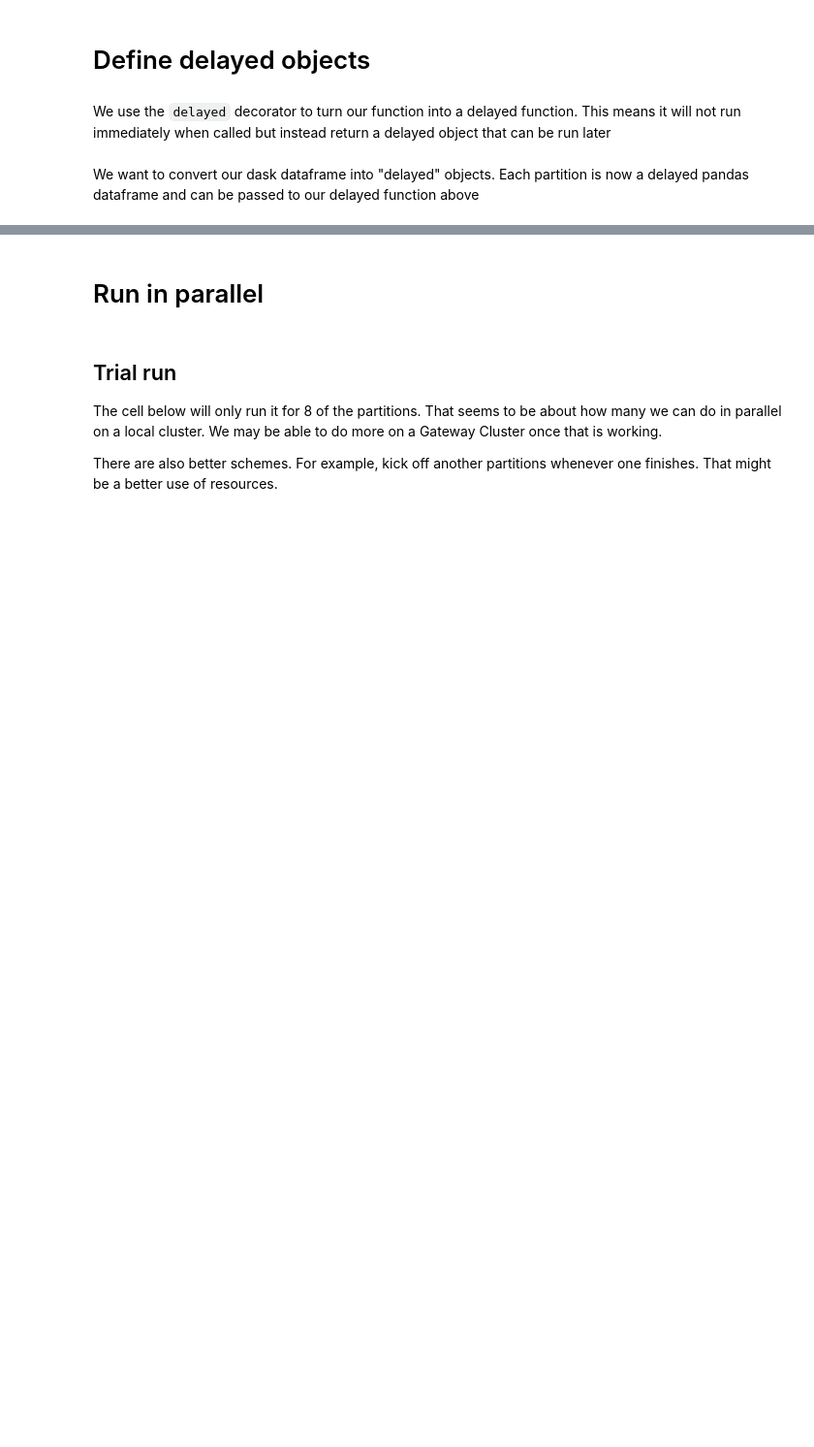
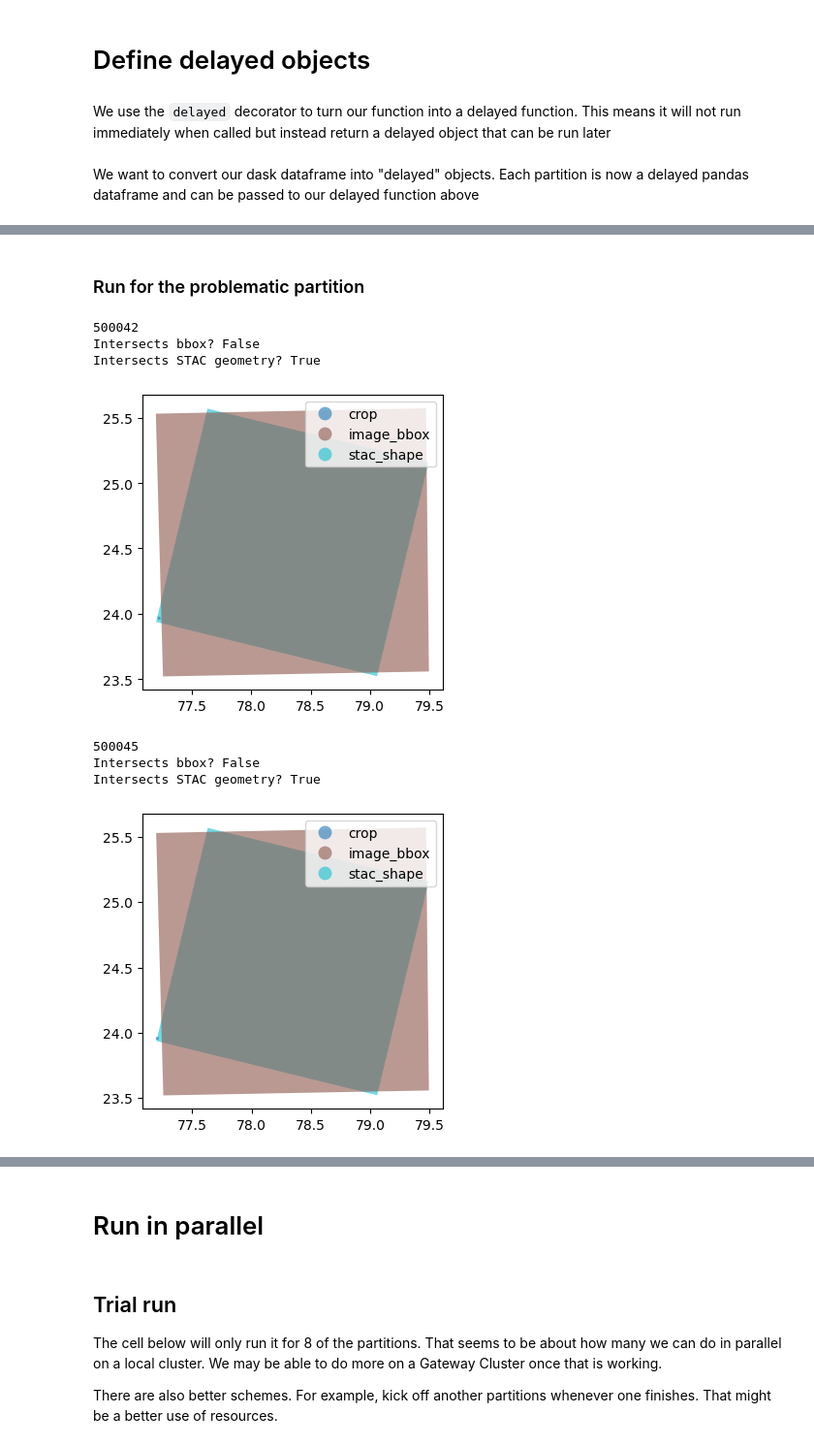
Before and after one commit to IDinsight/mosaiks, a Jupyter notebook: playground/featurize_pipeline_debug.ipynb, the cells around one changed output, grey strips where cells are left out. Shown: that part at 97% size. Cells and saved outputs as stored; diff of their text form; code cells hidden in the pictures; blank space fills up the shorter version.

```diff
--- a/playground/featurize_pipeline_debug.ipynb
+++ b/playground/featurize_pipeline_debug.ipynb
@@ -116,8 +145,4 @@ points_gdf_focus.plot(markersize=0.01)
 # Fetch image stac refs
 # %% [markdown]
 `fetch_image_refs` now returns a dask dataframe and is not yet computed. So it finishes quite quickly.
-# %%
-for i,r in points_gdf_focus.iloc[:4].iterrows():
-
-    print(i)
 # %%
@@ -154,0 +183,2 @@ model = RCF(featurization_params['num_features'],
+# %% [markdown]
+### Run for the problematic partition
@@ -154,0 +196,74 @@ model = RCF(featurization_params['num_features'],
+# %%
+# use loop below or run for selective indices using...
+# i = 500045 # 500045 fails, 500015 works
+# row = p_44.loc[i]
+
+failing_IDs = []
+for i, row in p_44.iterrows():
+
+    stac_item = row["stac_item"]
+    lat = row["Lat"]
+    lon = row["Lon"]
+    buffer = 1200
+
+    stac_crs = stac_item.properties["proj:epsg"]
+    x_utm, y_utm = pyproj.Proj(stac_crs)(lon, lat)
+    x_min, x_max = x_utm - buffer, x_utm + buffer
+    y_min, y_max = y_utm - buffer, y_utm + buffer
+
+    xarray = stackstac.stack(
+        stac_item,
+        assets=satellite_config["bands"],
+        resolution=satellite_config["resolution"],
+        rescale=False,
+        dtype=np.uint8,
+        bounds=[x_min, y_min, x_max, y_max],
+        fill_value=0,
+        # snap_bounds=False
+    )
+
+    # if time dimension is 0 it means the returned xarray is unusable
+    time_dim = xarray.shape[0]
+    p_44.loc[i, "xarray_time_dim"] = time_dim
+
+    # Check where the point sits inside the image
+
+    # 1. STAC geometry (in same projection as STAC image and crop)
+    stac_shape = shapely.geometry.shape(stac_item.geometry)
+    stac_shape = gpd.GeoSeries(stac_shape).set_crs("EPSG:4326").to_crs(stac_crs).geometry[0]
+
+    # 2. Use the STAC proj:bbox property to make a shape
+    x_min_p, y_min_p, x_max_p, y_max_p = stac_item.properties["proj:bbox"]
+    image_bbox = shapely.geometry.Polygon([[x_min_p, y_min_p],[x_min_p, y_max_p], [x_max_p, y_max_p], [x_max_p, y_min_p]])
+
+    # 3. Convert the crop square to a shape
+    crop_square = shapely.geometry.Polygon([[x_min, y_min],[x_min, y_max], [x_max, y_max], [x_max, y_min]])
+
+    # Store whether the crop sits within this bounding box/STAC geometry
+    p_44.loc[i, "intersects_bbox"] = crop_square.intersects(image_bbox)
+    p_44.loc[i, "intersects_geometry"] = crop_square.intersects(stac_shape)
+
+    if time_dim == 0:
+        failing_IDs.append(i)
+
+        print(i)
+        print("Intersects bbox?", p_44.loc[i, "intersects_bbox"])
+        print("Intersects STAC geometry?", p_44.loc[i, "intersects_geometry"])
+
+        # plot all shapes
+        shapes_gdf = gpd.GeoDataFrame(
+            {"item":["stac_shape", "image_bbox", "crop"]},
+            geometry=[stac_shape, image_bbox, crop_square]
+        ).set_crs(stac_crs).to_crs("EPSG:4326")
+
+        shapes_gdf.plot(column="item", legend=True, alpha=0.6, figsize=(4,4))
+        plt.show()
+# %% [output]
+500042
+Intersects bbox? False
+Intersects STAC geometry? True
+[figure, added]
+500045
+Intersects bbox? False
+Intersects STAC geometry? True
+[figure, added]
```
Also changed, not shown: parts of 47 cells of this notebook, 1 other file.
